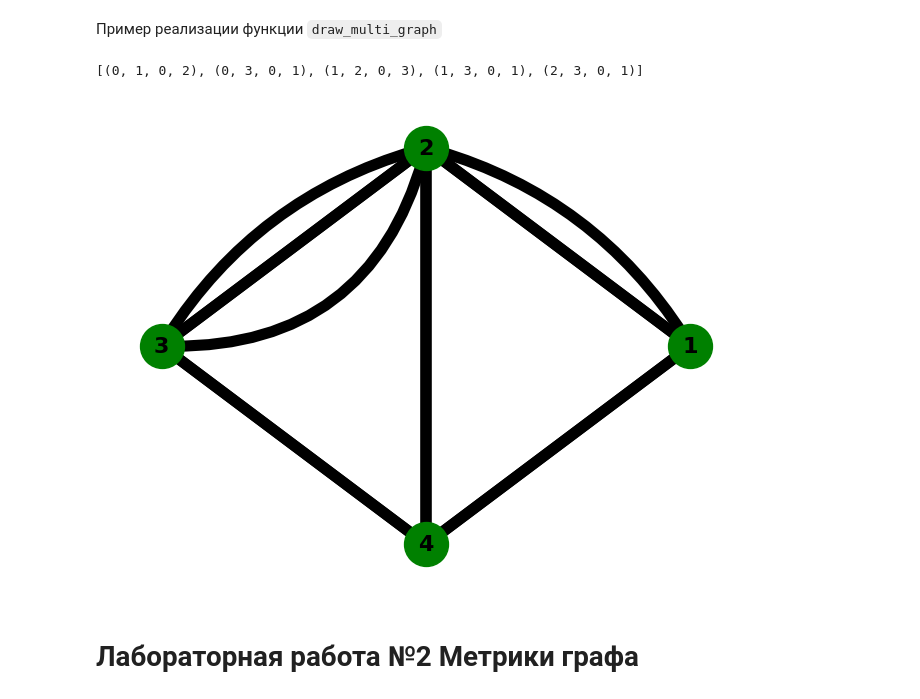
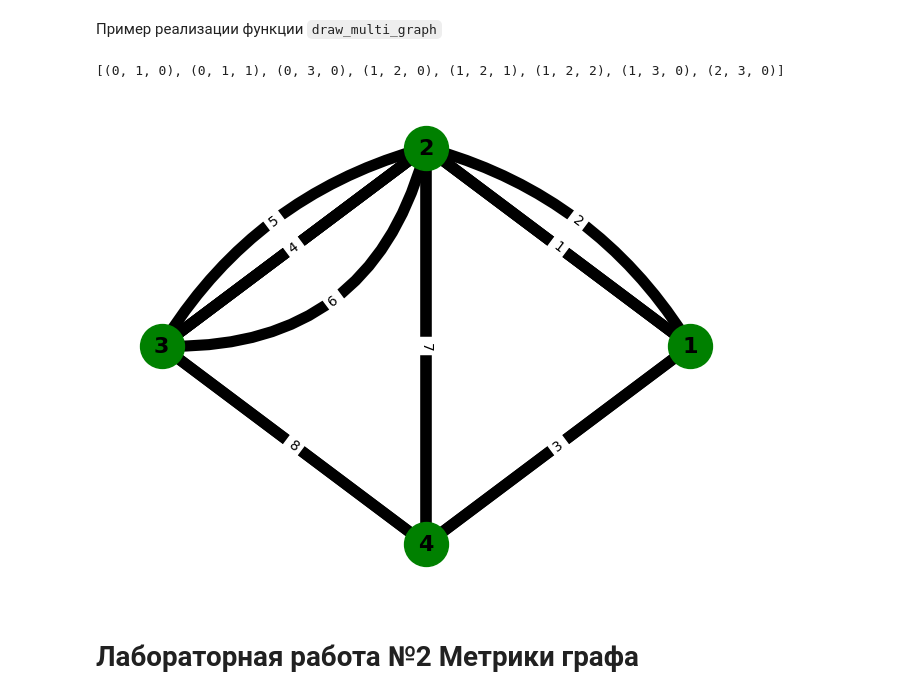
Before and after one commit to ZarevichMikhail/DM-manual, a Jupyter notebook: Методичка_по_ДМ.ipynb, the cells around one changed output. Cells and saved outputs as stored; diff of their text form; code cells hidden in the pictures.

Commit message:
Поменял пример для рисования графа с кратными рёбрами. Дополнил раздел про перечисления.

```diff
--- a/Методичка_по_ДМ.ipynb
+++ b/Методичка_по_ДМ.ipynb
@@ -344,66 +404,61 @@ import numpy as np
 
 ms = [[0, 2, 0, 1],
       [2, 0, 3, 1],
       [0, 3, 0, 1],
       [1, 1, 1, 0]]
 
 
-# Эта часть кода должна быть в функции DrawMultiGraph
+ms = np.array(ms)
 
-# Networkx считает, что в эту функцию передаётся весовая матрица
-# поэтому параметра key, который отвечает за кратные рёбра тут не будет.
-G = nx.MultiGraph(np.array(ms)) # Создание графа с кратными рёбрами
+# По умолчанию networkx считает, что на вход графа подаётся весовая матрица.
+# Эта конструкция нужна, чтобы вместо весов были кратные рёбра
+G = nx.from_numpy_array(ms, create_using=nx.MultiGraph(), parallel_edges=True)
 pos = nx.circular_layout(G)
 
-# Можно вывести все рёбра и увидеть, что кратные рёбра он не считает.
-print(G.edges(keys = True, data='weight'))
+# Можно вывести все рёбра и увидеть, что каждому кратному ребру присвоен ключ
+print(G.edges(keys = True))
 
-# Чтобы у рёбер появился ключ, можно добавлять их вручную
-#G.add_edge(1, 0, weight = 1)
-#G.add_edge(1, 0, weight = 5)
-#print(G.edges(keys = True, data='weight'))
-
+# Эта часть кода должна быть в функции DrawMultiGraph
 
 node_labels = {}
 for i in G.nodes():
     node_labels[i] = i + 1
 
+
 nx.draw(G, pos, node_size = 1000, width = 8, with_labels = True, labels = node_labels, font_size=16, font_weight = 'bold', node_color = "green")
 #nx.draw_networkx_nodes(G.nodes, pos, node_color="green", node_size=1000)
 #nx.draw_networkx_labels(G, pos, node_labels, font_size=16, font_weight='bold')
 
+# Счётчик рёбер
+edge_number = 1
 
+for i, j, key in G.edges(keys = True):
 
-# i,j - вершины, соединённые ребром
-# key - ключ. В MultiGraph они нужны, чтобы различать кратные рёбра между собой
-#       В этом случае ключей не будет, так как мы задвали граф матрицей смежности.
-# weight - вес ребра. networkx считает, что в матрице смежности числа означают веса рёбер,
-#         а не количество кратных рёбер.
-for i, j, key, weight in G.edges(keys = True, data='weight'):
-    current_edge = (i, j) # текущее ребро между вершинами i j
+    # текущее ребро между вершинами i j и его название
+    current_edge = (i, j)
+    label = {current_edge: edge_number}
 
-    # Вместо key будем использовать weight
-    # это число означает количество кратных рёбер
-    for current_edge_key in range(weight):
+    # Вычисление изгиба дуги.
+    # В случае, если только одно ребро, изгиба не будет.
+    # А если их несколько, то каждое следующее ребро будет изгибаться сильнее.
+    rad = 0.2 * key
+    if key % 2 == 0:
+        rad = -rad  # Для красоты сделал изгиб в обе стороны
 
-        # Вычисление изгиба дуги.
-        # В случае, если только одно ребро, изгиба не будет.
-        # А если их несколько, то каждое следующее ребро будет изгибаться сильнее.
-        rad = 0.2 * current_edge_key
-        if current_edge_key % 2 == 0:
-            rad = -rad  # Для красоты сделал изгиб в обе стороны
+    # Стиль соединения
+    connection_style = "arc3,rad="+str(rad)
 
-        # Стиль соединения
-        connection_style = "arc3,rad="+str(rad)
+    # Рисует ребро с заданным изгибом
+    nx.draw_networkx_edges(G, pos, edgelist=[current_edge], width=8, connectionstyle=connection_style)
+    nx.draw_networkx_edge_labels(G, pos, label, connectionstyle=connection_style)
 
-        # Рисует ребро с заданным изгибом
-        nx.draw_networkx_edges(G, pos, edgelist=[current_edge], width=8, connectionstyle=connection_style)
+    edge_number +=1
 
 plt.savefig("MultiGraph.png")
 plt.show()
 # %% [output]
-[(0, 1, 0, 2), (0, 3, 0, 1), (1, 2, 0, 3), (1, 3, 0, 1), (2, 3, 0, 1)]
+[(0, 1, 0), (0, 1, 1), (0, 3, 0), (1, 2, 0), (1, 2, 1), (1, 2, 2), (1, 3, 0), (2, 3, 0)]
-[figure, old version]
+[figure, new version]
 # %% [markdown]
 # Лабораторная работа №2 Метрики графа
 # %% [markdown]
```
Also changed, not shown: parts of 7 cells of this notebook.
